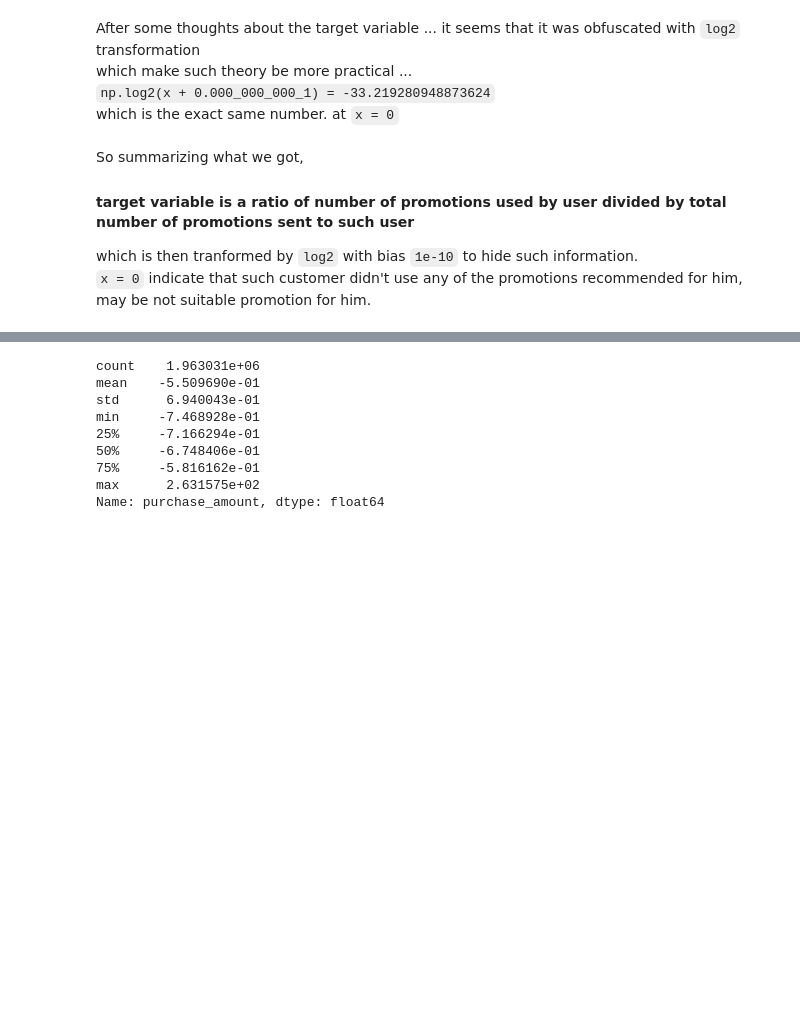
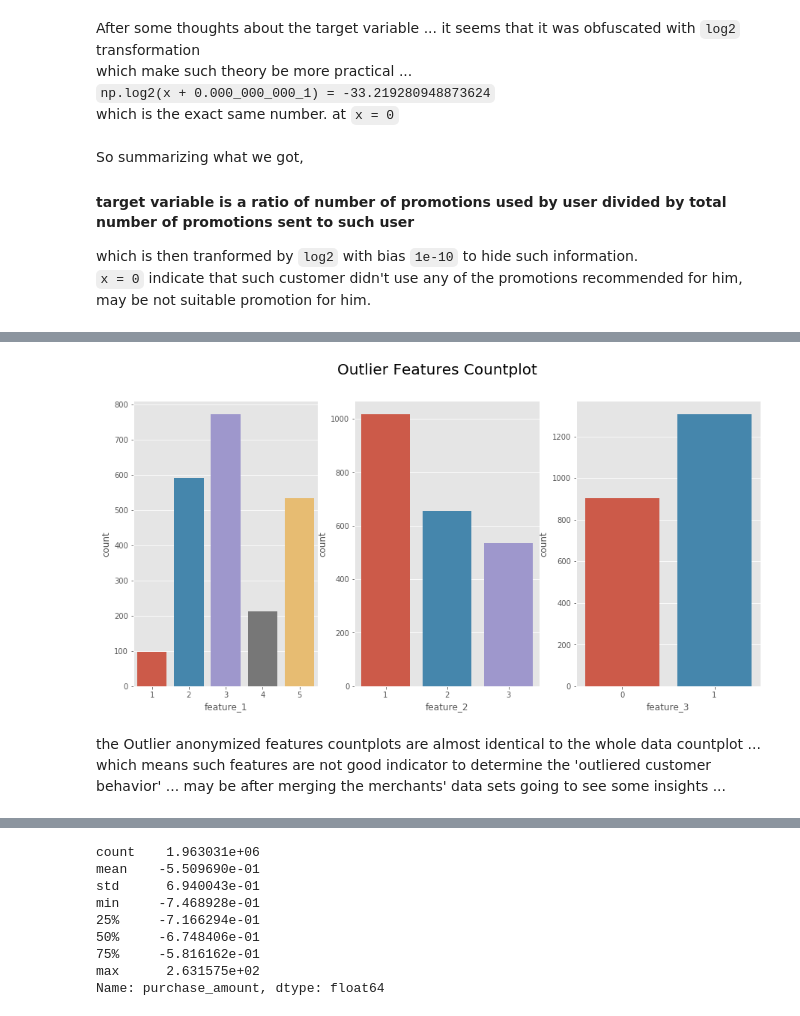
Before and after one commit to Marwan-Mostafa7/Elo, a Jupyter notebook: Elo EDA and Feature Engineering.ipynb, the cells around one changed output, grey strips where cells are left out. Cells and saved outputs as stored; diff of their text form; code cells hidden in the pictures; blank space fills up the shorter version.

```diff
--- a/Elo EDA and Feature Engineering.ipynb
+++ b/Elo EDA and Feature Engineering.ipynb
@@ -76,0 +133,14 @@ which is then tranformed by `log2` with bias `1e-10` to hide such information.<b
+# %%
+otr = -33.21928095
+otr_df = train[train['target'] == otr]
+# %%
+fig, ax = plt.subplots(1, 3, figsize=(15,7), )
+sns.countplot(otr_df['feature_1'], ax= ax[0])
+sns.countplot(otr_df['feature_2'], ax= ax[1])
+sns.countplot(otr_df['feature_3'], ax= ax[2])
+fig.suptitle('Outlier Features Countplot', fontsize=20)
+plt.show()
+# %% [output]
+[figure, added]
+# %% [markdown]
+the Outlier anonymized features countplots are almost identical to the whole data countplot ... which means such features are not good indicator to determine the 'outliered customer behavior' ... may be after merging the merchants' data sets going to see some insights ...
```
Also changed, not shown: parts of 82 cells of this notebook.
